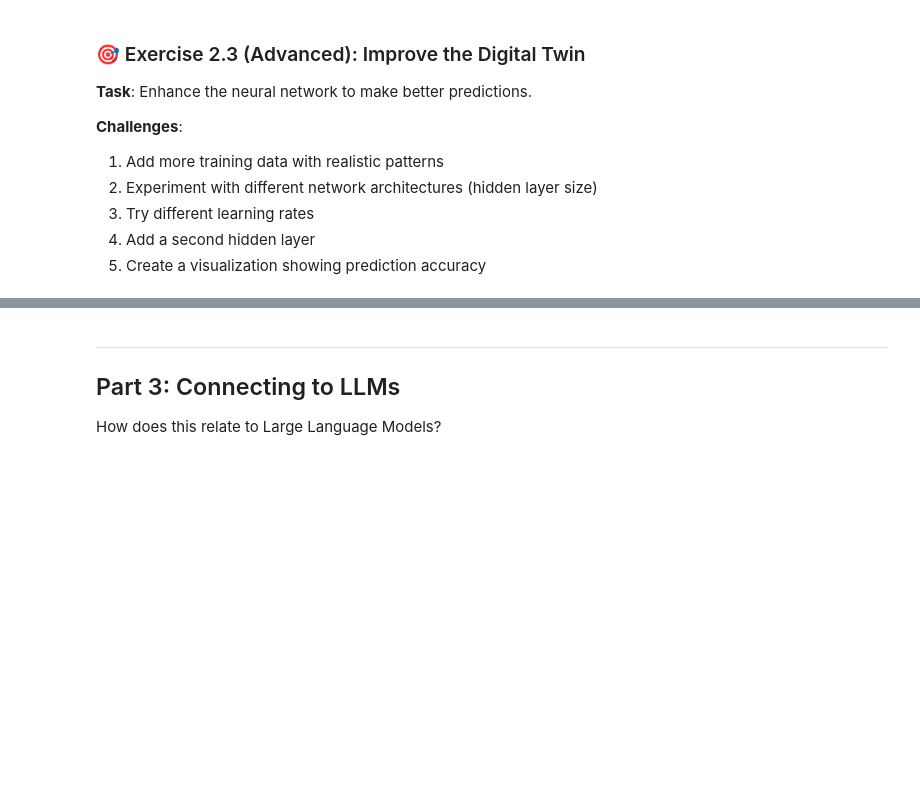
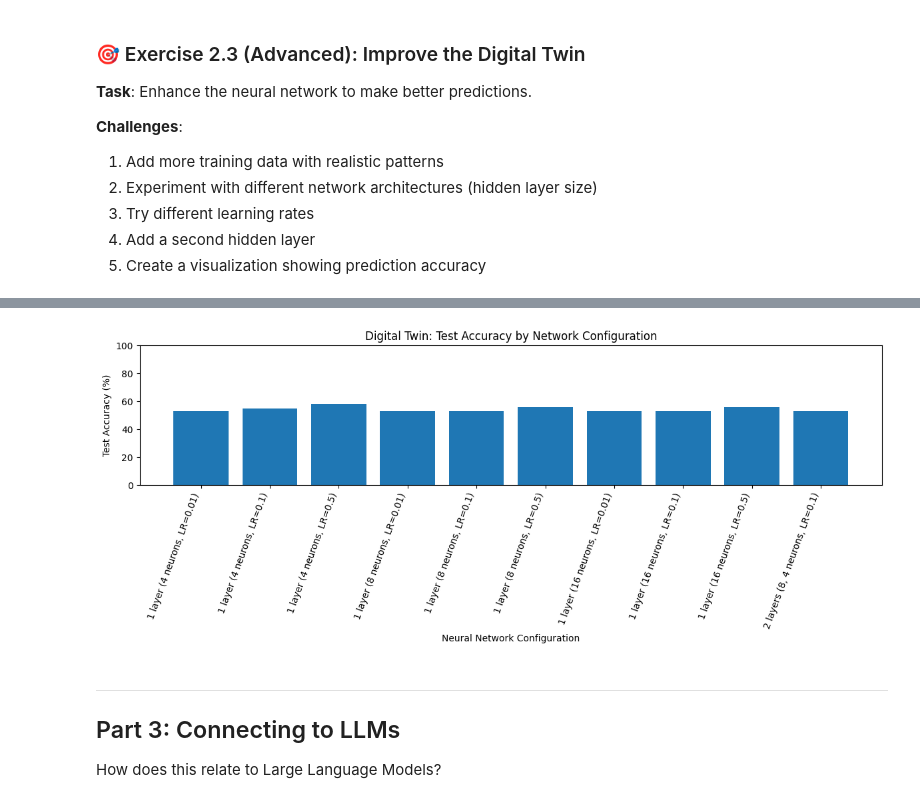
Before and after one commit to RozieKii/localTest, a Jupyter notebook: 01_probability_neural_networks.ipynb, the cells around one changed output, grey strips where cells are left out. Cells and saved outputs as stored; diff of their text form; code cells hidden in the pictures; blank space fills up the shorter version.

```diff
--- a/01_probability_neural_networks.ipynb
+++ b/01_probability_neural_networks.ipynb
@@ -461,0 +877,14 @@ architectures = [
+# %%
+
+# Split data into training and testing sets
+
+split_index = int(0.8 * len(X))
+
+X_train = X[:split_index]
+y_train = y[:split_index]
+
+X_test = X[split_index:]
+y_test = y[split_index:]
+
+print("Training examples:", len(X_train))
+print("Testing examples:", len(X_test))
@@ -462,3 +1087,34 @@ architectures = [
+# %%
+import matplotlib.pyplot as plt
+
+# Collect results from the one-hidden-layer experiments
+model_names = [
+    f"1 layer ({r['Architecture']} neurons, LR={r['Learning Rate']})"
+    for r in results
+]
+accuracies = [r["Accuracy"] * 100 for r in results]
+
+# Add the two-hidden-layer model
+model_names.append("2 layers (8, 4 neurons, LR=0.1)")
+accuracies.append(two_accuracy * 100)
+
+# Plot the comparison
+plt.figure(figsize=(12, 5))
+plt.bar(range(len(model_names)), accuracies)
+plt.xticks(
+    range(len(model_names)),
+    model_names,
+    rotation=70,
+    ha="right"
+)
+plt.ylabel("Test Accuracy (%)")
+plt.xlabel("Neural Network Configuration")
+plt.title("Digital Twin: Test Accuracy by Network Configuration")
+plt.ylim(0, 100)
+plt.tight_layout()
+plt.show()
+# %% [output]
+[figure, added]
 # %% [markdown]
 ---
 ## Part 3: Connecting to LLMs
```
Also changed, not shown: parts of 37 cells of this notebook.
